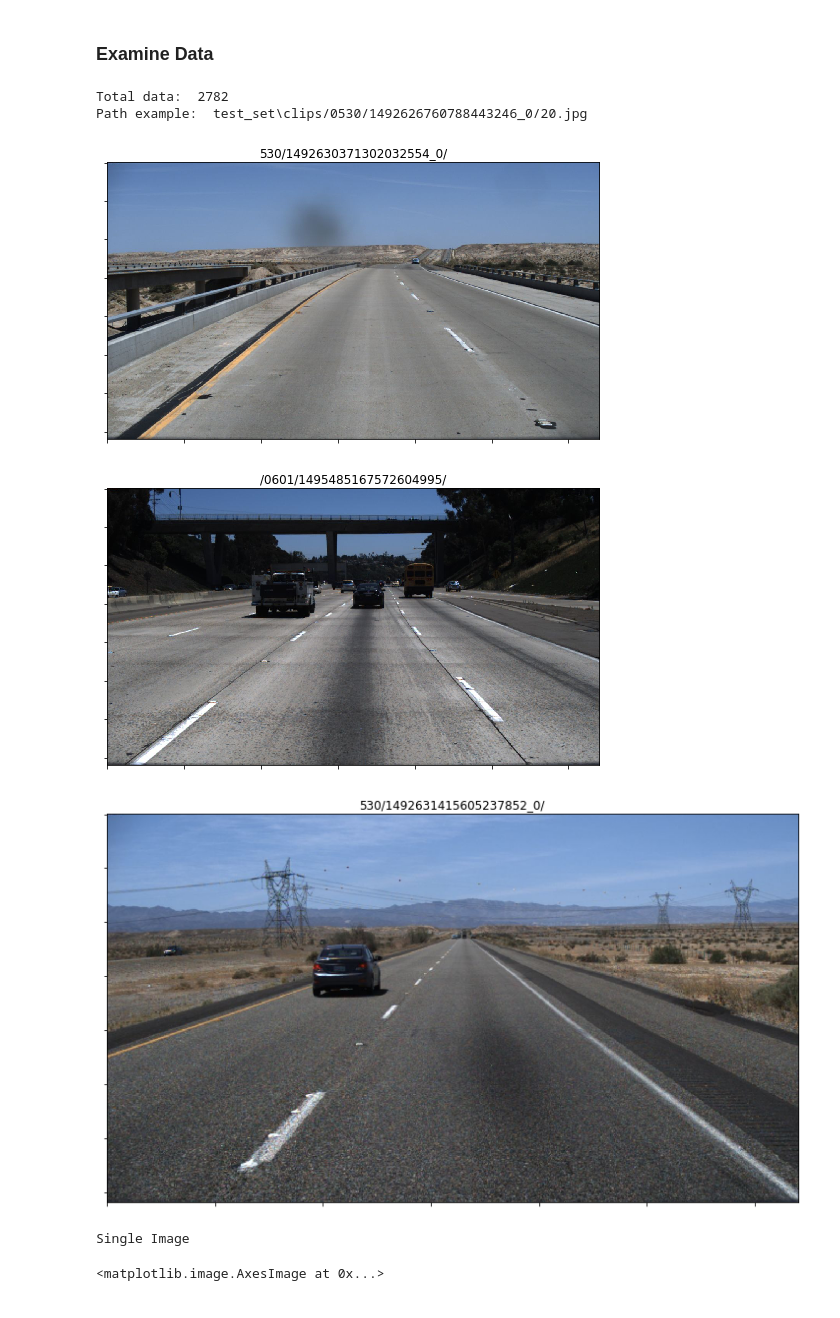
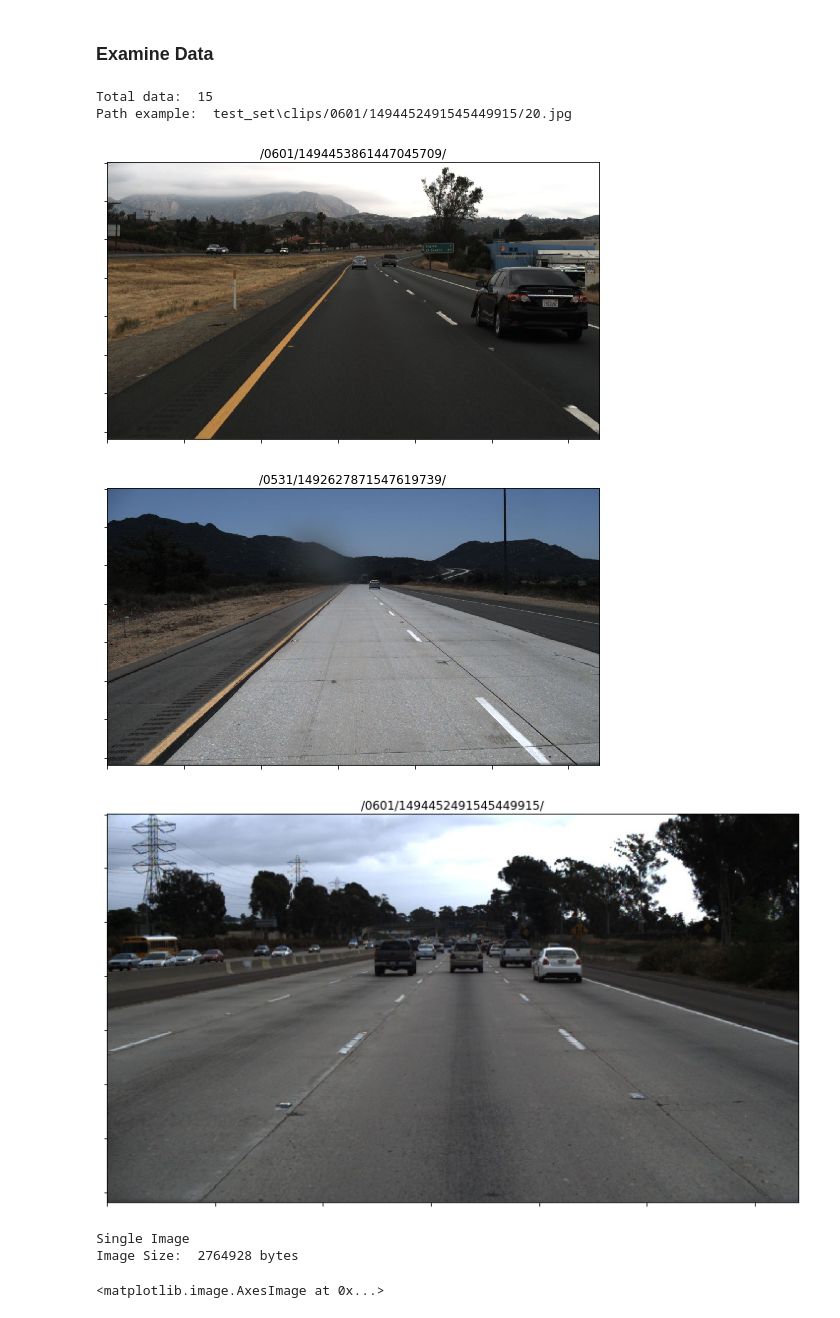
Before and after one commit to KiqueGar/Data_Lane, a Jupyter notebook: Lane Detection.ipynb, the cells around one changed output. Cells and saved outputs as stored; diff of their text form; code cells hidden in the pictures.

Commit message:
Created general functions
TO DO:
- Importground truth points
- Create patches from GT

```diff
--- a/Lane Detection.ipynb
+++ b/Lane Detection.ipynb
@@ -28,8 +29,9 @@ def show_samples(n_samples, images, randomize=False):
 # %% [markdown]
 ### Get Data And Create small subset for testing
 # %%
-small_set = False
+small_set = True
 ### READ FILE
+data_path = "test_set"
 json_gt = [json.loads(line) for line in open('test_baseline.json')]
 if small_set:
     subset = np.random.choice(json_gt, size=15, replace = False)
@@ -38,25 +40,30 @@ if small_set:
 gt_lanes=[]
 y_samples=[]
 raw_files=[]
+short_names=[]
 for i in range(len(json_gt)):
     gt = json_gt[i]
     gt_lanes.append(gt['lanes'])
     y_samples.append(gt['h_samples'])
     raw_files.append(os.path.join(data_path,gt['raw_file']))
+    short_names.append(raw_files[i][-29:-7])
 # %% [markdown]
 ### Examine Data
 # %%
+from sys import getsizeof
 print("Total data: ",len(json_gt))
 print("Path example: ", raw_files[0])
 show_samples(3,raw_files, randomize=True)
 print("Single Image")
-img = plt.imread(raw_files[0])
+img = mpimg.imread(raw_files[0])
+print("Image Size: ", getsizeof(img), "bytes")
 plt.imshow(img)
 # %% [output]
-Total data:  2782
-Path example:  test_set\clips/0530/1492626760788443246_0/20.jpg
+Total data:  15
+Path example:  test_set\clips/0601/1494452491545449915/20.jpg
-[figure, old version]
+[figure, new version]
-[figure, old version]
+[figure, new version]
-[figure, old version]
+[figure, new version]
 Single Image
+Image Size:  2764928 bytes
 <matplotlib.image.AxesImage at 0x...>
```
Also changed, not shown: parts of 9 cells of this notebook.
